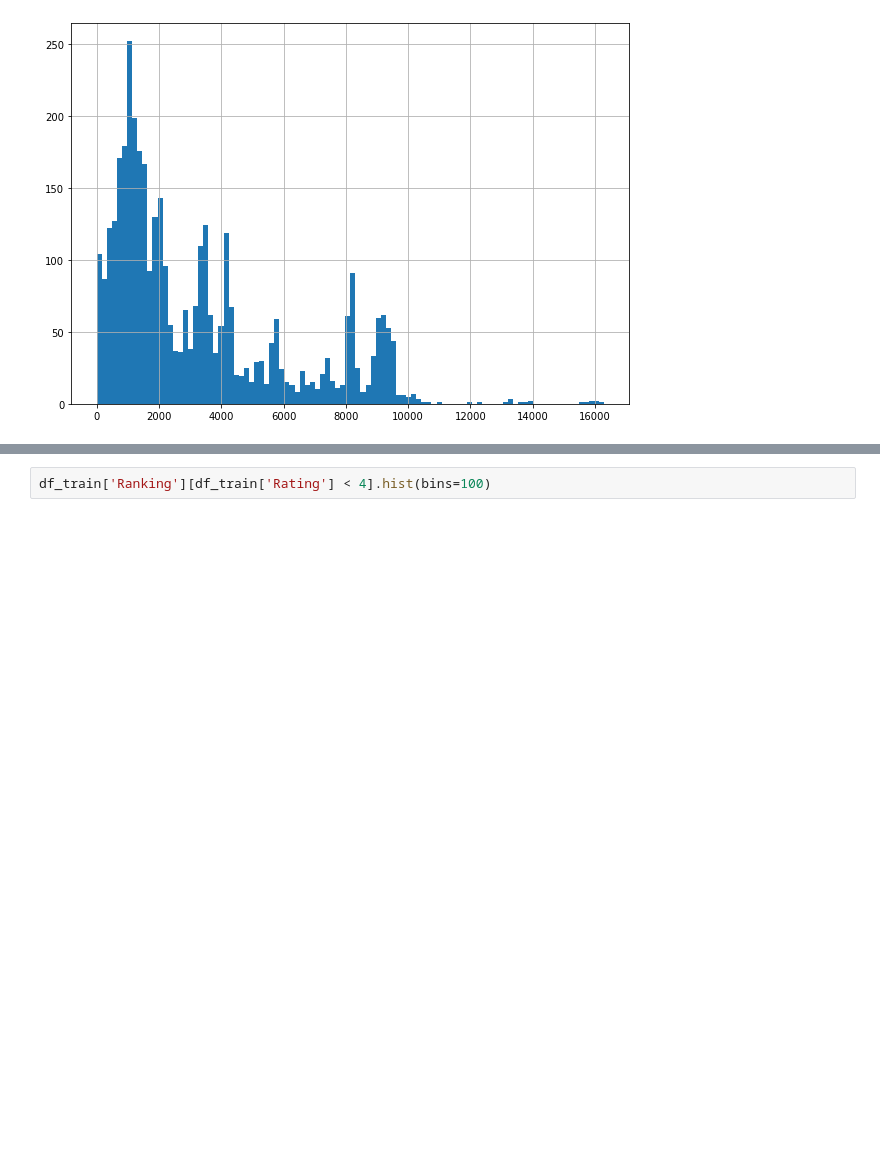
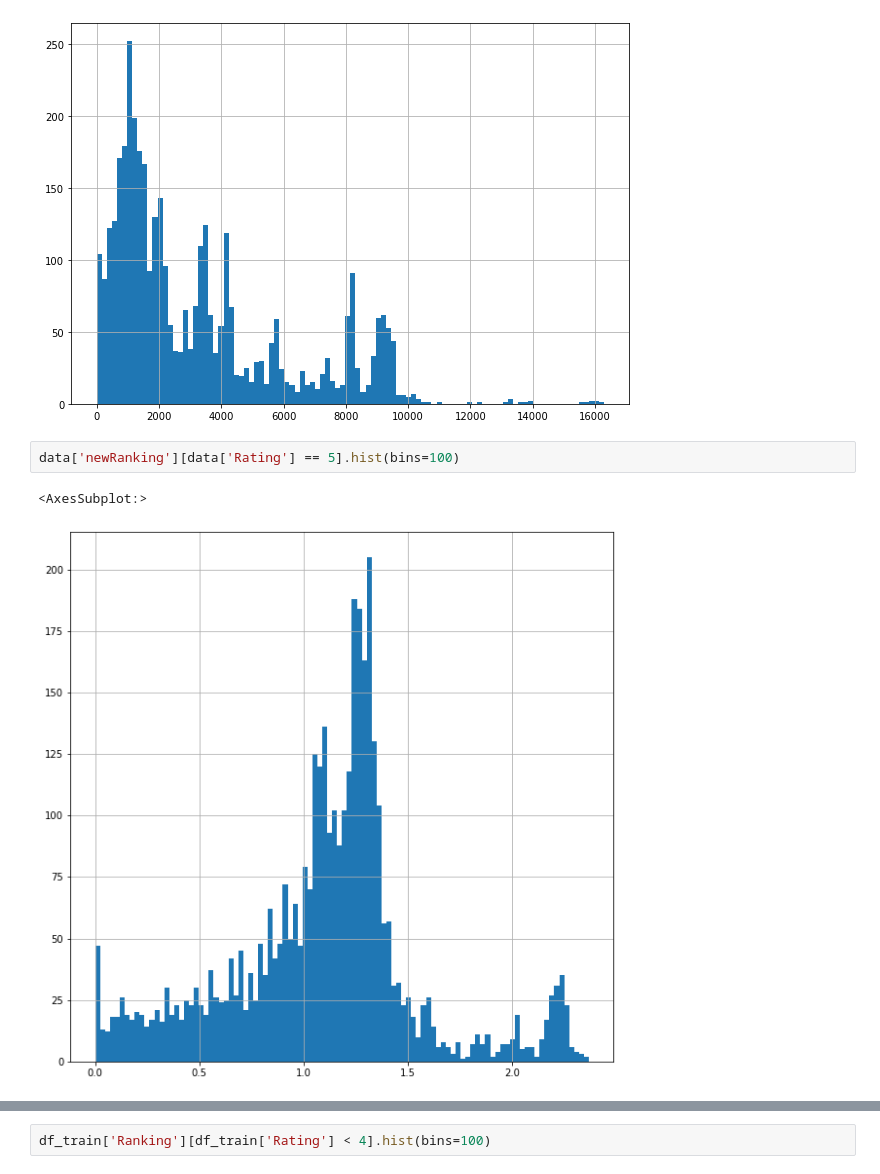
Before and after one commit to sawa25/module_3, a Jupyter notebook: baseline-sf-tripadvisor-rating-v2-7.ipynb, the cells around one changed output, grey strips where cells are left out. Saved outputs shown, nothing was run; the diff lists cells and outputs as text; blank space fills up the shorter version.

```diff
--- a/baseline-sf-tripadvisor-rating-v2-7.ipynb
+++ b/baseline-sf-tripadvisor-rating-v2-7.ipynb
@@ -555,3 +575,8 @@ df_train['Ranking'][df_train['Rating'] == 5].hist(bins=100)
 # %% [output]
 <AxesSubplot:>
 [figure]
+# %%
+data['newRanking'][data['Rating'] == 5].hist(bins=100)
+# %% [output]
+<AxesSubplot:>
+[figure, added]
```
Also changed, not shown: parts of 4 cells of this notebook.
